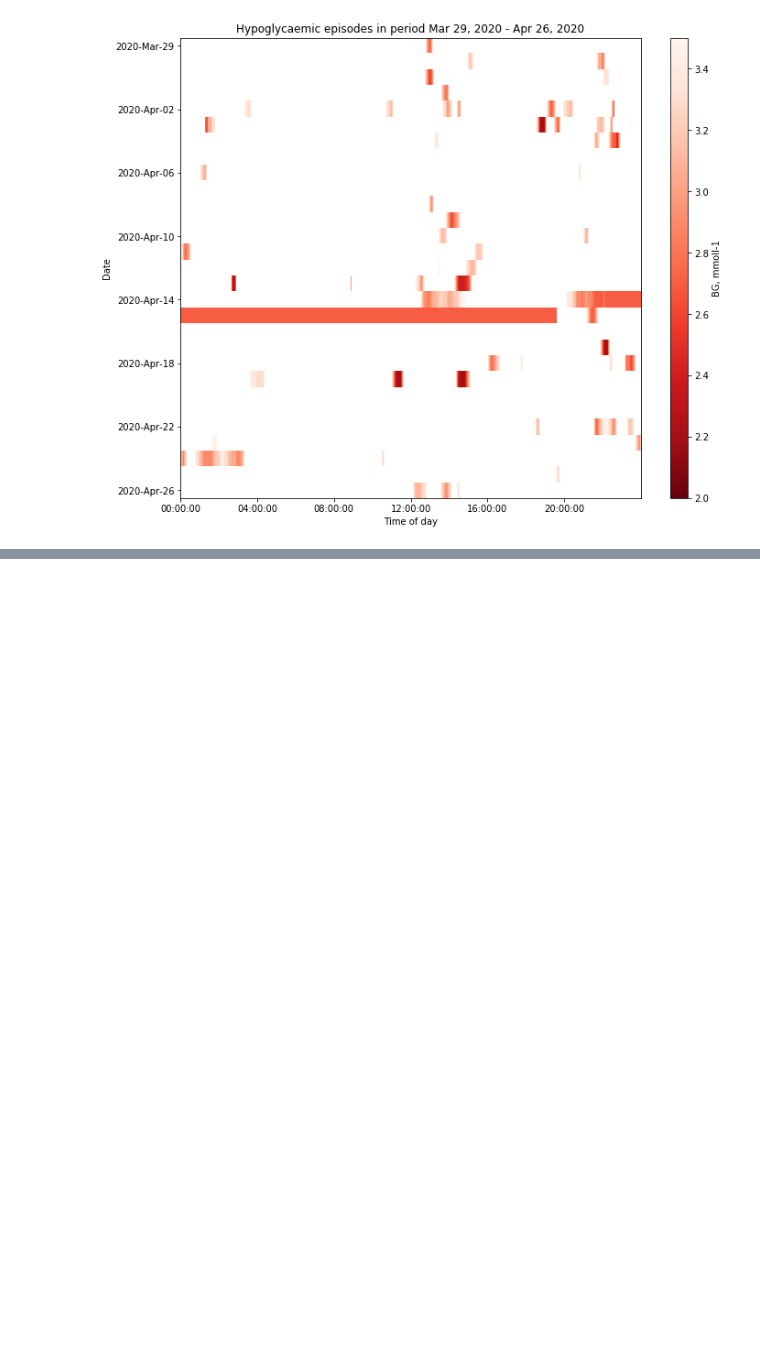
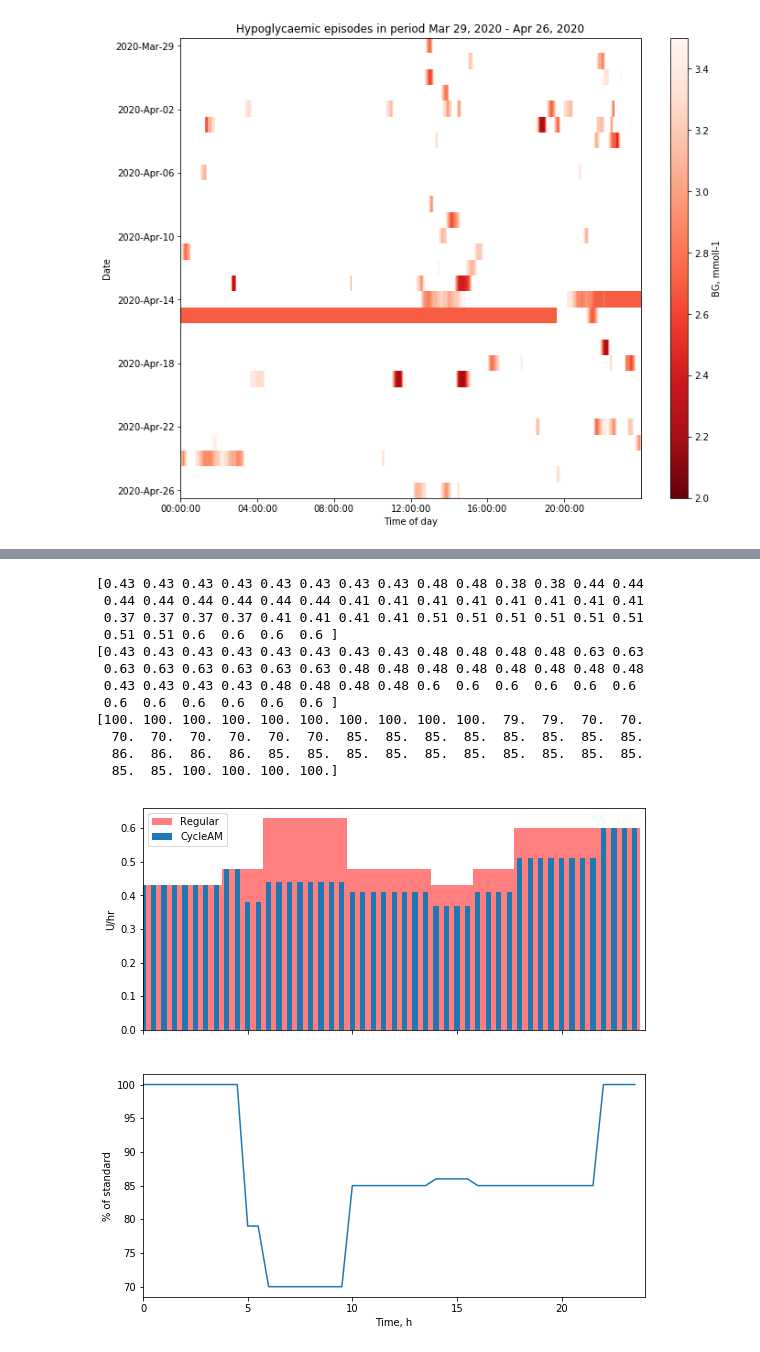
Before and after one commit to dougkelly88/blood-sugar-visualisation, a Jupyter notebook: BG visualisation.ipynb, the cells around one changed output, grey strips where cells are left out. Drawn from its saved outputs; the diff is of its cells as text; code cells hidden in the pictures; blank space fills up the shorter version.

```diff
--- a/BG visualisation.ipynb
+++ b/BG visualisation.ipynb
@@ -255,0 +282,61 @@ document.save(os.path.join(outpath, "Long term summaries document.docx"))
+# %%
+standard_profile = {
+    0: 0.43,
+    4: 0.48,
+    6: 0.63,
+    10: 0.48,
+    14: 0.43,
+    16: 0.48,
+    18: 0.60,
+}
+
+am_cycle = {
+    0: 0.43,
+    4: 0.48,
+    5: 0.38,
+    6: 0.44,
+    10: 0.41,
+    14: 0.37,
+    16: 0.41,
+    18: 0.51,
+    22: 0.6,
+}
+
+ts = np.arange(0, 24, 0.5)
+standard_profile_basals = np.zeros_like(ts)
+cycling_profile_basals = np.zeros_like(ts)
+for idx, t in enumerate(ts):
+    if t in am_cycle:
+        cycling_profile_basals[idx:] = am_cycle[t]
+    if t in standard_profile:
+        standard_profile_basals[idx:] = standard_profile[t]
+
+print(cycling_profile_basals)
+print(standard_profile_basals)
+percentage_of_standard = np.round(100 * cycling_profile_basals / standard_profile_basals)
+print(percentage_of_standard)
+fig, axs = plt.subplots(2, 1, sharex=True)
+axs[0].bar(ts, height=standard_profile_basals, color='r', alpha=0.5, width=0.5, label='Regular')
+axs[0].bar(ts, height=cycling_profile_basals, color='C0', alpha=1, width=0.25, label='CycleAM')
+axs[0].set_xlim([0, 24])
+axs[0].set_ylabel('U/hr')
+axs[0].legend()
+axs[1].plot(ts, percentage_of_standard)
+axs[1].set_xlabel("Time, h")
+axs[1].set_ylabel("% of standard")
+plt.savefig(outpath + '/profile comparison.png', dpi=600, bbox_inches='tight')
+plt.show()
+# %% [output]
+[0.43 0.43 0.43 0.43 0.43 0.43 0.43 0.43 0.48 0.48 0.38 0.38 0.44 0.44
+ 0.44 0.44 0.44 0.44 0.44 0.44 0.41 0.41 0.41 0.41 0.41 0.41 0.41 0.41
+ 0.37 0.37 0.37 0.37 0.41 0.41 0.41 0.41 0.51 0.51 0.51 0.51 0.51 0.51
+ 0.51 0.51 0.6  0.6  0.6  0.6 ]
+[0.43 0.43 0.43 0.43 0.43 0.43 0.43 0.43 0.48 0.48 0.48 0.48 0.63 0.63
+ 0.63 0.63 0.63 0.63 0.63 0.63 0.48 0.48 0.48 0.48 0.48 0.48 0.48 0.48
+ 0.43 0.43 0.43 0.43 0.48 0.48 0.48 0.48 0.6  0.6  0.6  0.6  0.6  0.6
+ 0.6  0.6  0.6  0.6  0.6  0.6 ]
+[100. 100. 100. 100. 100. 100. 100. 100. 100. 100.  79.  79.  70.  70.
+  70.  70.  70.  70.  70.  70.  85.  85.  85.  85.  85.  85.  85.  85.
+  86.  86.  86.  86.  85.  85.  85.  85.  85.  85.  85.  85.  85.  85.
+  85.  85. 100. 100. 100. 100.]
+[figure, added]
```
Also changed, not shown: parts of 10 cells of this notebook, 1 other file.
